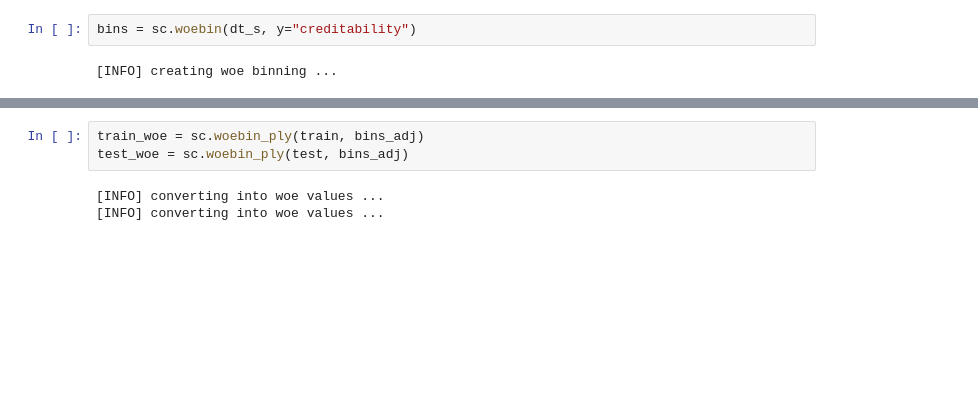
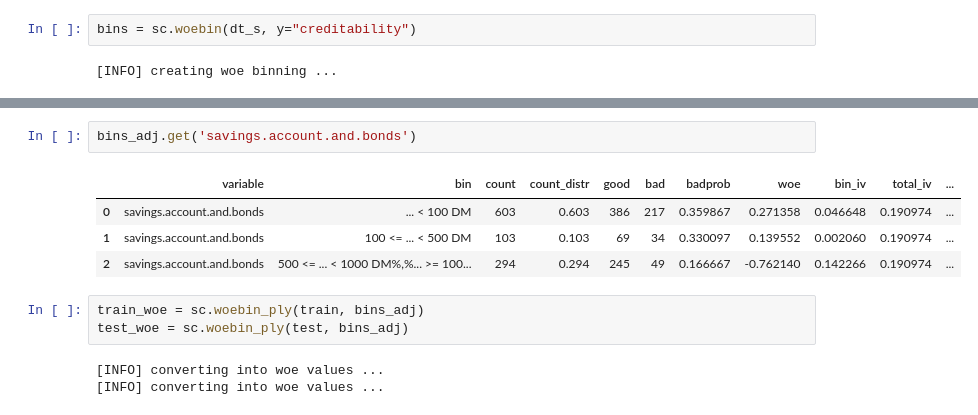
Before and after one commit to gengbh/Data-Analysis-Notes, a Jupyter notebook: scorecard_test1.ipynb, the cells around one changed output, grey strips where cells are left out. Drawn from its saved outputs; the diff is of its cells as text; blank space fills up the shorter version.

```diff
--- a/scorecard_test1.ipynb
+++ b/scorecard_test1.ipynb
@@ -157,3 +155,10 @@ bins_adj = sc.woebin(dt_s, y="creditability", breaks_list=breaks_adj)
+# %%
+bins_adj.get('savings.account.and.bonds')
+# %% [output]
+|  | variable | bin | count | count_distr | good | bad | badprob | woe | bin_iv | total_iv | ... |
+| 0 | savings.account.and.bonds | ... < 100 DM | 603 | 0.603 | 386 | 217 | 0.359867 | 0.271358 | 0.046648 | 0.190974 | ... |
+| 1 | savings.account.and.bonds | 100 <= ... < 500 DM | 103 | 0.103 | 69 | 34 | 0.330097 | 0.139552 | 0.002060 | 0.190974 | ... |
+| 2 | savings.account.and.bonds | 500 <= ... < 1000 DM%,%... >= 100... | 294 | 0.294 | 245 | 49 | 0.166667 | -0.762140 | 0.142266 | 0.190974 | ... |
 # %%
 train_woe = sc.woebin_ply(train, bins_adj)
 test_woe = sc.woebin_ply(test, bins_adj)
```
Also changed, not shown: parts of 13 cells of this notebook, 18 other files.
